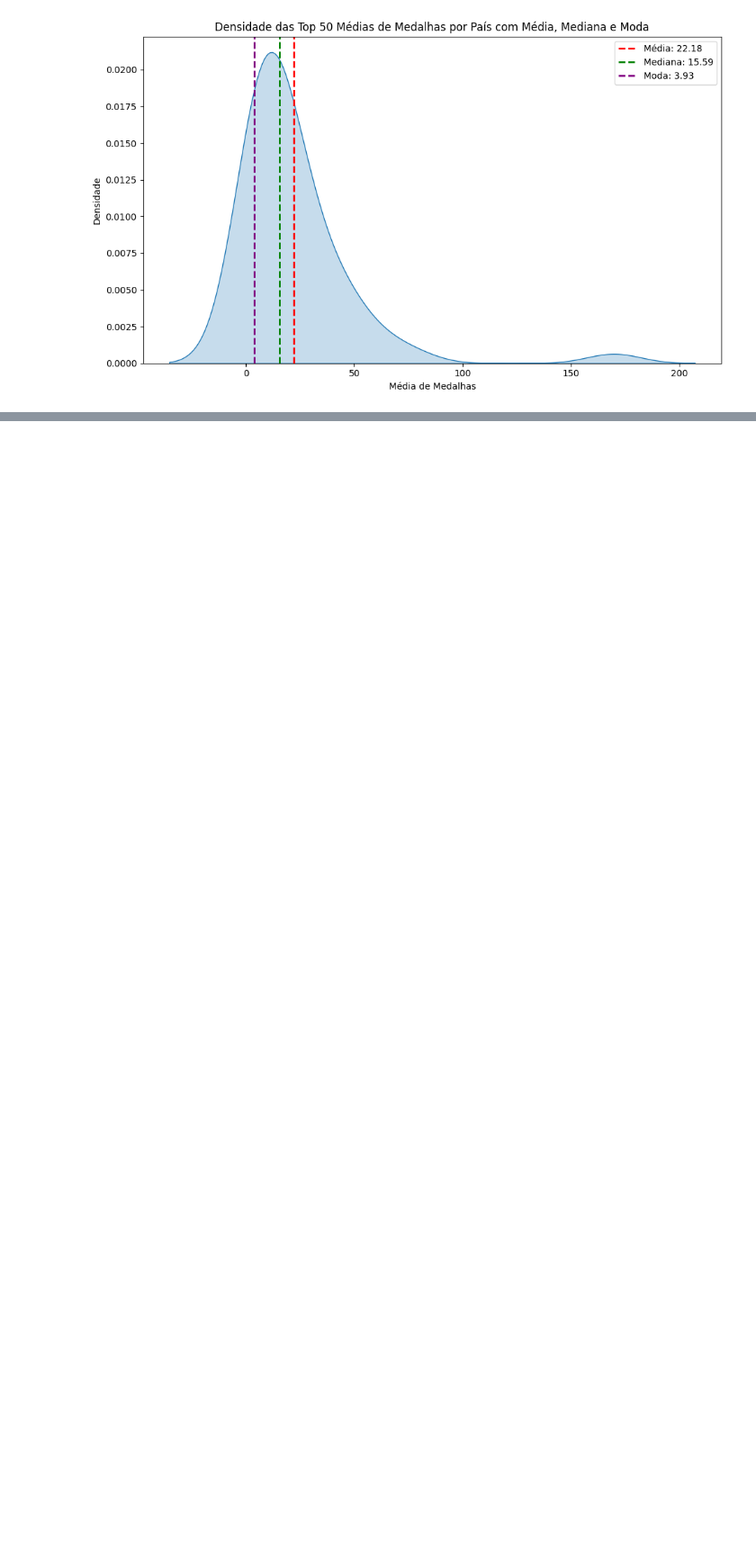
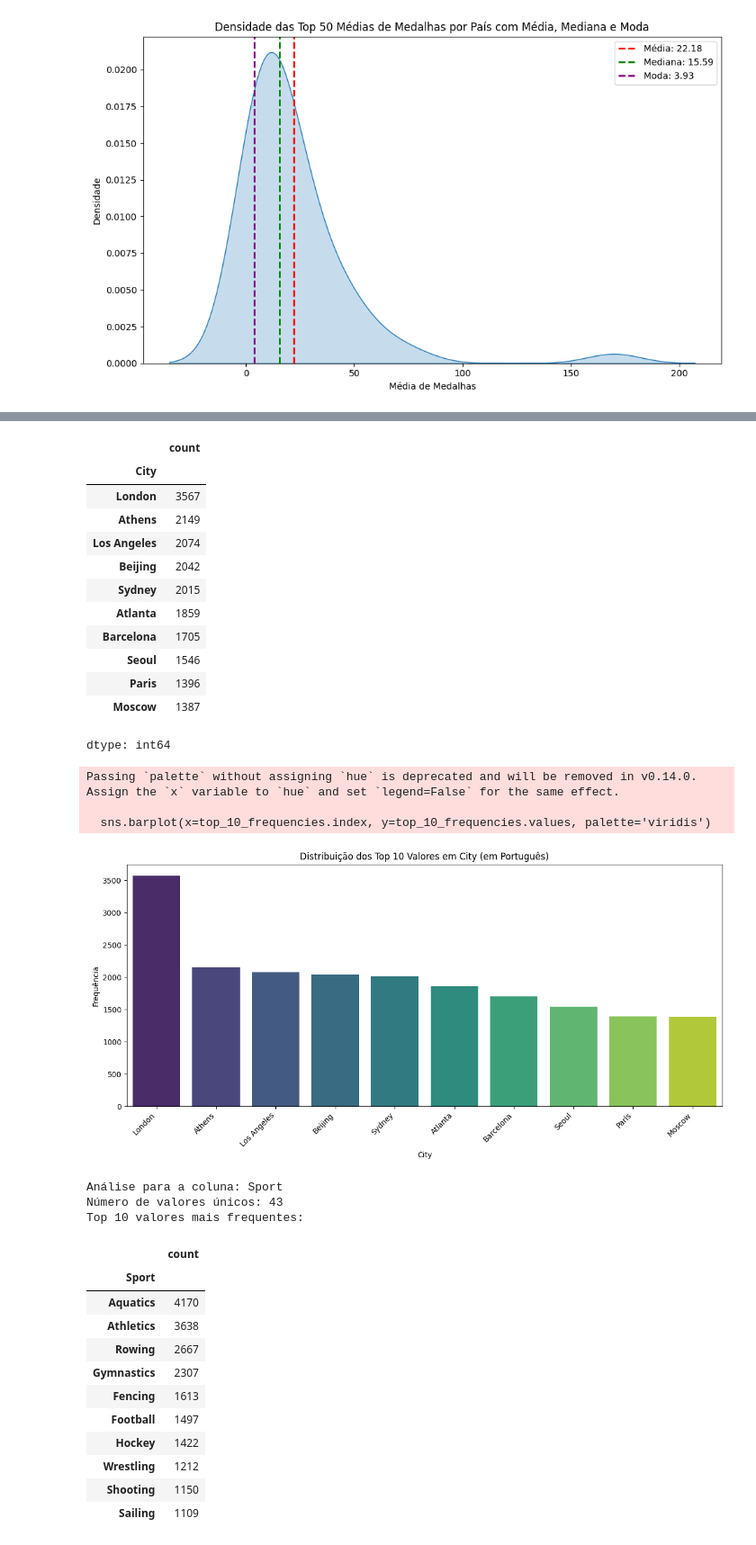
Before and after one commit to TiagoBressane/LMS_ADA, a Jupyter notebook: jogos_olimpicos.ipynb, the cells around one changed output, grey strips where cells are left out. Shown at 90% size. Cells and saved outputs as stored; diff of their text form; code cells hidden in the pictures; blank space fills up the shorter version.

```diff
--- a/jogos_olimpicos.ipynb
+++ b/jogos_olimpicos.ipynb
@@ -187,3 +187,36 @@ plt.tight_layout()
 plt.show()
 # %% [output]
 [figure]
+# %%
+categorical_cols = df.select_dtypes(include='object').columns
+
+for col in categorical_cols:
+    print(f"Análise para a coluna: {col}")
+    unique_count = df[col].nunique()
+    print(f"Número de valores únicos: {unique_count}")
+
+    top_10_frequencies = df[col].value_counts().head(10)
+    print("Top 10 valores mais frequentes:")
+    display(top_10_frequencies)
+
+    plt.figure(figsize=(12, 6))
+    sns.barplot(x=top_10_frequencies.index, y=top_10_frequencies.values, palette='viridis')
+    plt.title(f'Distribuição dos Top 10 Valores em {col} (em Português)')
+    plt.xlabel(col)
+    plt.ylabel('Frequência')
+    plt.xticks(rotation=45, ha='right')
+    plt.tight_layout()
+    plt.show()
+
+    # Consider creating 'Other' category for columns with many unique values
+    if unique_count > 50: # Example threshold for "many unique values"
+        print(f"Coluna '{col}' tem muitos valores únicos. Considerando agrupar em 'Outros'.")
+        # For 'Athlete' and 'Event', grouping might be too aggressive and lose information.
+        # For 'City' and 'Country', grouping less frequent might be useful for some analyses.
+        # Let's create an 'Other' category for 'City' and 'Country' as an example.
+        if col in ['City', 'Country']:
+            top_values = df[col].value_counts().head(20).index # Top 20 as an example
+            df[f'{col}_Grouped'] = df[col].apply(lambda x: x if x in top_values else 'Other')
+            print(f"Nova coluna '{col}_Grouped' criada.")
+            display(df[f'{col}_Grouped'].value_counts())
+# %% [output]
@@ -189,0 +226,32 @@ plt.show()
+|  | count |
+| City |  |
+| London | 3567 |
+| Athens | 2149 |
+| Los Angeles | 2074 |
+| Beijing | 2042 |
+| Sydney | 2015 |
+| Atlanta | 1859 |
+| Barcelona | 1705 |
+| Seoul | 1546 |
+| Paris | 1396 |
+| Moscow | 1387 |
+dtype: int64
+Passing `palette` without assigning `hue` is deprecated and will be removed in v0.14.0. Assign the `x` variable to `hue` and set `legend=False` for the same effect.
+
+  sns.barplot(x=top_10_frequencies.index, y=top_10_frequencies.values, palette='viridis')
+[figure, added]
+Análise para a coluna: Sport
+Número de valores únicos: 43
+Top 10 valores mais frequentes:
+|  | count |
+| Sport |  |
+| Aquatics | 4170 |
+| Athletics | 3638 |
+| Rowing | 2667 |
+| Gymnastics | 2307 |
+| Fencing | 1613 |
+| Football | 1497 |
+| Hockey | 1422 |
+| Wrestling | 1212 |
+| Shooting | 1150 |
+| Sailing | 1109 |
```
Also changed, not shown: parts of 34 cells of this notebook.
